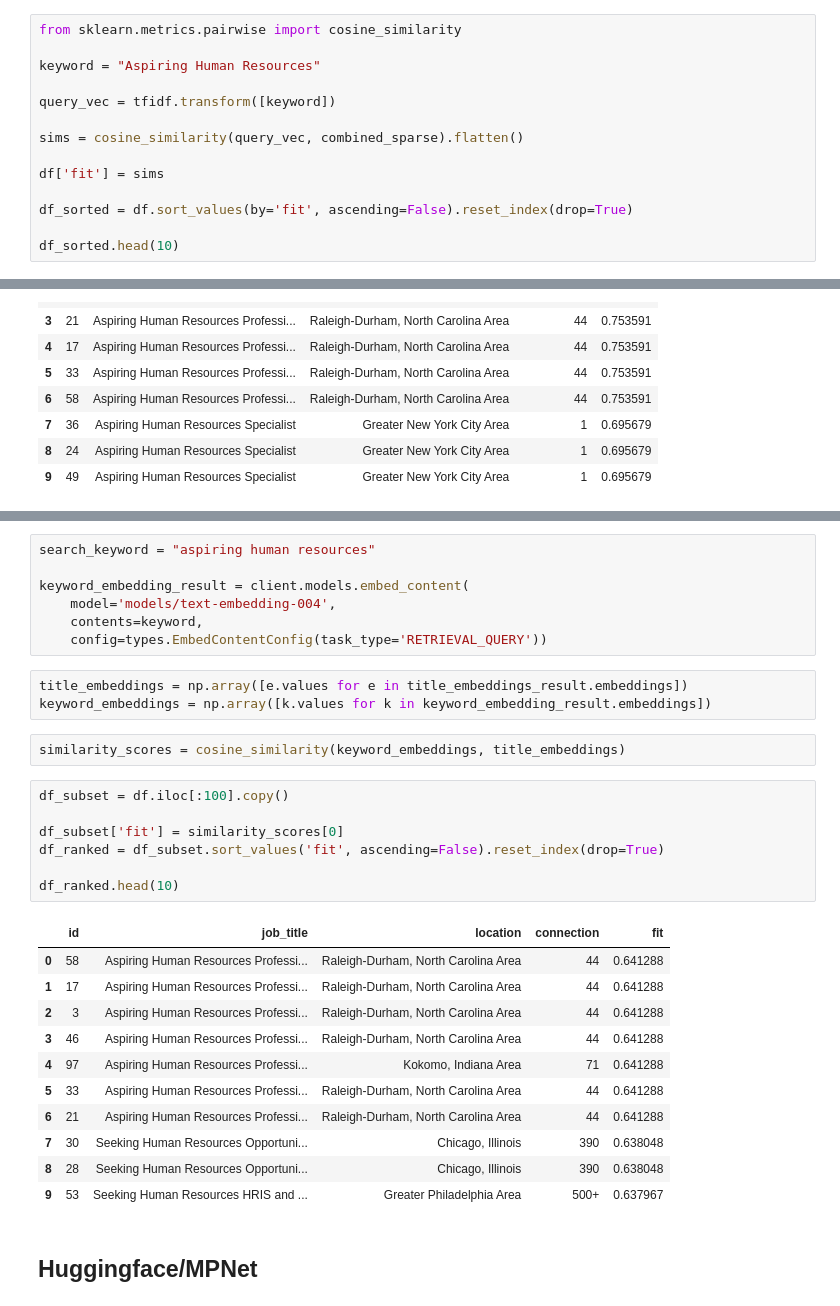
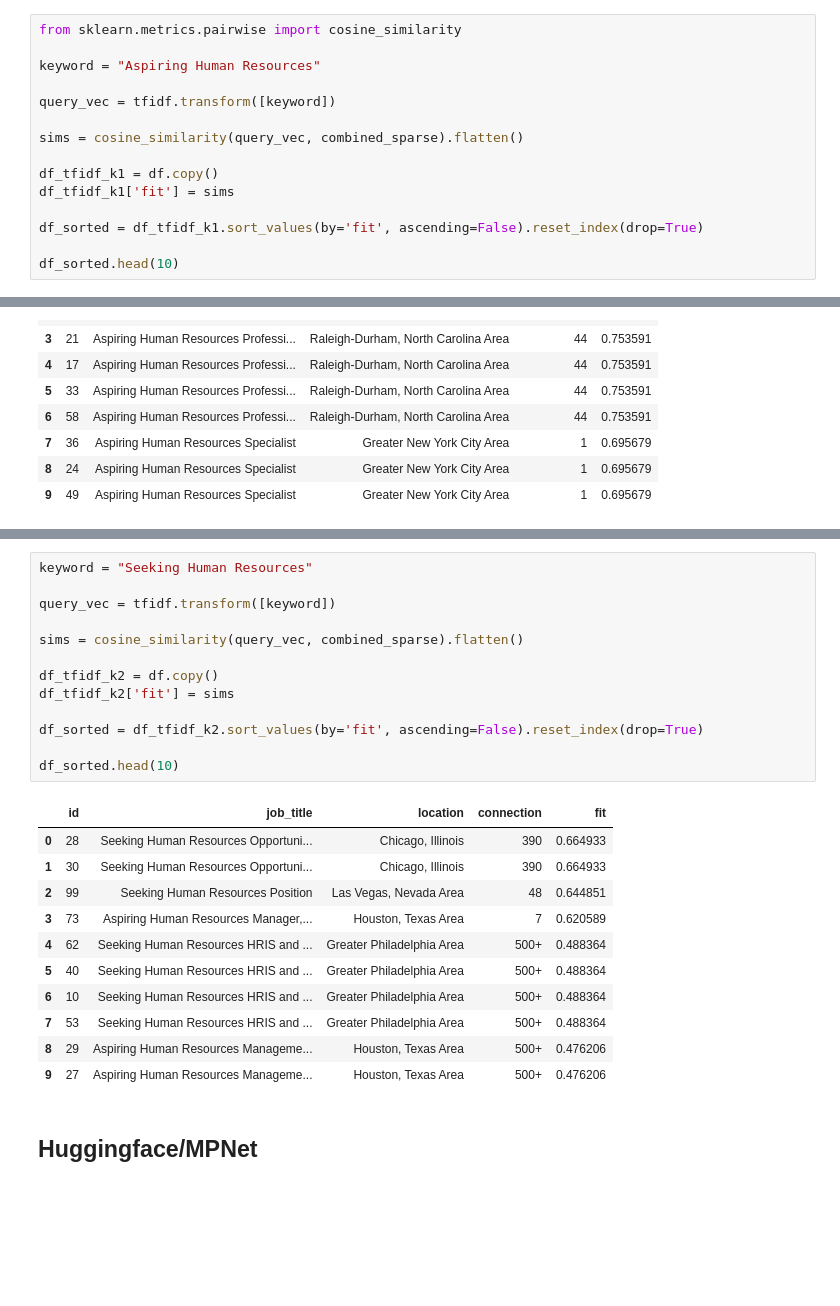
Before and after one commit to arvinfatemi/jYfTpiNnnesju9Cw, a Jupyter notebook: Potential Talents.ipynb, the cells around one changed output, grey strips where cells are left out. Saved outputs shown, nothing was run; the diff lists cells and outputs as text; blank space fills up the shorter version.

```diff
--- a/Potential Talents.ipynb
+++ b/Potential Talents.ipynb
@@ -67,9 +67,10 @@ query_vec = tfidf.transform([keyword])
 
 sims = cosine_similarity(query_vec, combined_sparse).flatten()
 
-df['fit'] = sims
+df_tfidf_k1 = df.copy()
+df_tfidf_k1['fit'] = sims
 
-df_sorted = df.sort_values(by='fit', ascending=False).reset_index(drop=True)
+df_sorted = df_tfidf_k1.sort_values(by='fit', ascending=False).reset_index(drop=True)
 
 df_sorted.head(10)
 # %% [output]
@@ -120,33 +88,27 @@ title_embeddings_result = client.models.embed_content(
-# %%
-search_keyword = "aspiring human resources"
-
-keyword_embedding_result = client.models.embed_content(
-    model='models/text-embedding-004',
-    contents=keyword,
-    config=types.EmbedContentConfig(task_type='RETRIEVAL_QUERY'))
-# %%
-title_embeddings = np.array([e.values for e in title_embeddings_result.embeddings])
-keyword_embeddings = np.array([k.values for k in keyword_embedding_result.embeddings])
-# %%
-similarity_scores = cosine_similarity(keyword_embeddings, title_embeddings)
 # %%
-df_subset = df.iloc[:100].copy()
+keyword = "Seeking Human Resources"
 
-df_subset['fit'] = similarity_scores[0]
-df_ranked = df_subset.sort_values('fit', ascending=False).reset_index(drop=True)
+query_vec = tfidf.transform([keyword])
 
-df_ranked.head(10)
+sims = cosine_similarity(query_vec, combined_sparse).flatten()
+
+df_tfidf_k2 = df.copy()
+df_tfidf_k2['fit'] = sims
+
+df_sorted = df_tfidf_k2.sort_values(by='fit', ascending=False).reset_index(drop=True)
+
+df_sorted.head(10)
 # %% [output]
 |  | id | job_title | location | connection | fit |
-| 0 | 58 | Aspiring Human Resources Professi... | Raleigh-Durham, North Carolina Area | 44 | 0.641288 |
-| 1 | 17 | Aspiring Human Resources Professi... | Raleigh-Durham, North Carolina Area | 44 | 0.641288 |
-| 2 | 3 | Aspiring Human Resources Professi... | Raleigh-Durham, North Carolina Area | 44 | 0.641288 |
-| 3 | 46 | Aspiring Human Resources Professi... | Raleigh-Durham, North Carolina Area | 44 | 0.641288 |
-| 4 | 97 | Aspiring Human Resources Professi... | Kokomo, Indiana Area | 71 | 0.641288 |
-| 5 | 33 | Aspiring Human Resources Professi... | Raleigh-Durham, North Carolina Area | 44 | 0.641288 |
-| 6 | 21 | Aspiring Human Resources Professi... | Raleigh-Durham, North Carolina Area | 44 | 0.641288 |
-| 7 | 30 | Seeking Human Resources Opportuni... | Chicago, Illinois | 390 | 0.638048 |
-| 8 | 28 | Seeking Human Resources Opportuni... | Chicago, Illinois | 390 | 0.638048 |
-| 9 | 53 | Seeking Human Resources HRIS and ... | Greater Philadelphia Area | 500+ | 0.637967 |
+| 0 | 28 | Seeking Human Resources Opportuni... | Chicago, Illinois | 390 | 0.664933 |
+| 1 | 30 | Seeking Human Resources Opportuni... | Chicago, Illinois | 390 | 0.664933 |
+| 2 | 99 | Seeking Human Resources Position | Las Vegas, Nevada Area | 48 | 0.644851 |
+| 3 | 73 | Aspiring Human Resources Manager,... | Houston, Texas Area | 7 | 0.620589 |
+| 4 | 62 | Seeking Human Resources HRIS and ... | Greater Philadelphia Area | 500+ | 0.488364 |
+| 5 | 40 | Seeking Human Resources HRIS and ... | Greater Philadelphia Area | 500+ | 0.488364 |
+| 6 | 10 | Seeking Human Resources HRIS and ... | Greater Philadelphia Area | 500+ | 0.488364 |
+| 7 | 53 | Seeking Human Resources HRIS and ... | Greater Philadelphia Area | 500+ | 0.488364 |
+| 8 | 29 | Aspiring Human Resources Manageme... | Houston, Texas Area | 500+ | 0.476206 |
+| 9 | 27 | Aspiring Human Resources Manageme... | Houston, Texas Area | 500+ | 0.476206 |
 # %% [markdown]
 ## Huggingface/MPNet
```
Also changed, not shown: parts of 12 cells of this notebook.
